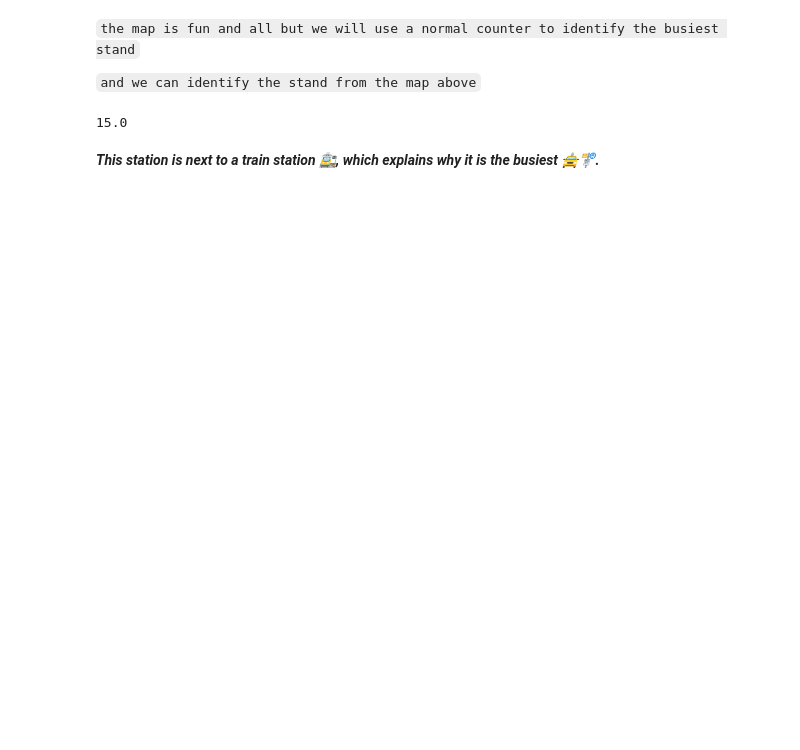
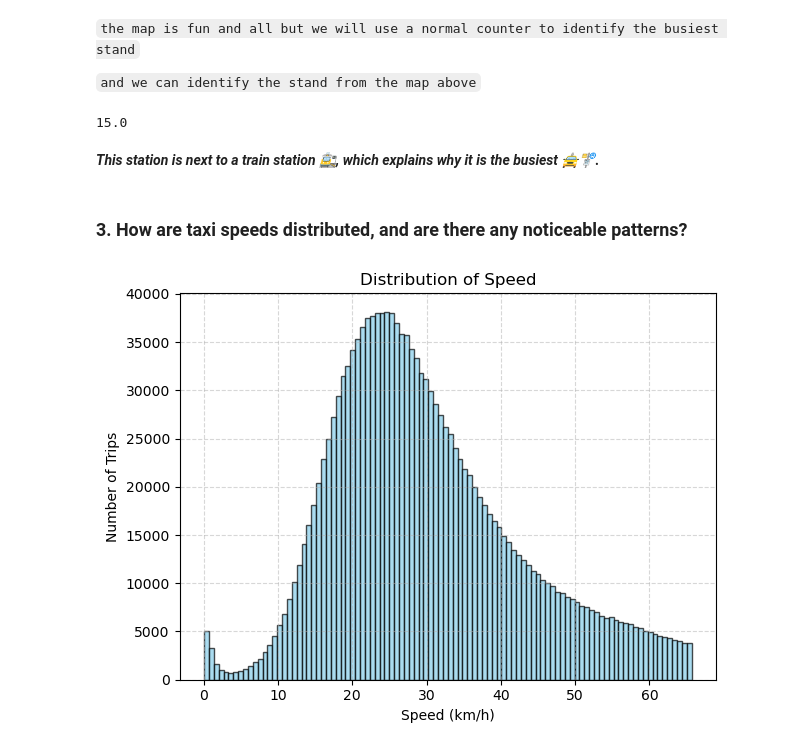
Before and after one commit to mahmoudnaif/Data-Sceince-Project, a Jupyter notebook: Testing.ipynb, the cells around one changed output. Cells and saved outputs as stored; diff of their text form; code cells hidden in the pictures; blank space fills up the shorter version.

```diff
--- a/Testing.ipynb
+++ b/Testing.ipynb
@@ -809,6 +809,22 @@ def MapLocations(idDic,radius=8):
         ).add_to(m)
 
     return m
+
+def histogram(values,title,xLabel,yLabel):
+    plt.hist(values, bins=100, color='skyblue', edgecolor='black', alpha=0.7)
+    plt.title(f'Distribution of {title}')
+    plt.xlabel(xLabel)
+    plt.ylabel(yLabel)
+    plt.grid(True, linestyle='--', alpha=0.5)
+    plt.tight_layout()
+    return plt.show()
+
+def scatterPlot(xValues,yValues,title,xLabel,Ylabel):
+    plt.scatter(xValues,yValues, color='skyblue')
+    plt.title(title)
+    plt.xlabel(xLabel)
+    plt.ylabel(Ylabel)
+    return plt.show()
 # %% [markdown]
 ### 1. What is the most preferred method of taking a taxi
 # %%
@@ -855,3 +871,9 @@ counter.idxmax()
 15.0
 # %% [markdown]
 ***This station is next to a train station 🚉, which explains why it is the busiest 🚖🚏.***
+# %% [markdown]
+### 3. How are taxi speeds distributed, and are there any noticeable patterns?
+# %%
+histogram(df['Speed_KPH'],'Speed','Speed (km/h)','Number of Trips')
+# %% [output]
+[figure, added]
```
Also changed, not shown: parts of 15 cells of this notebook, 1 other file.
